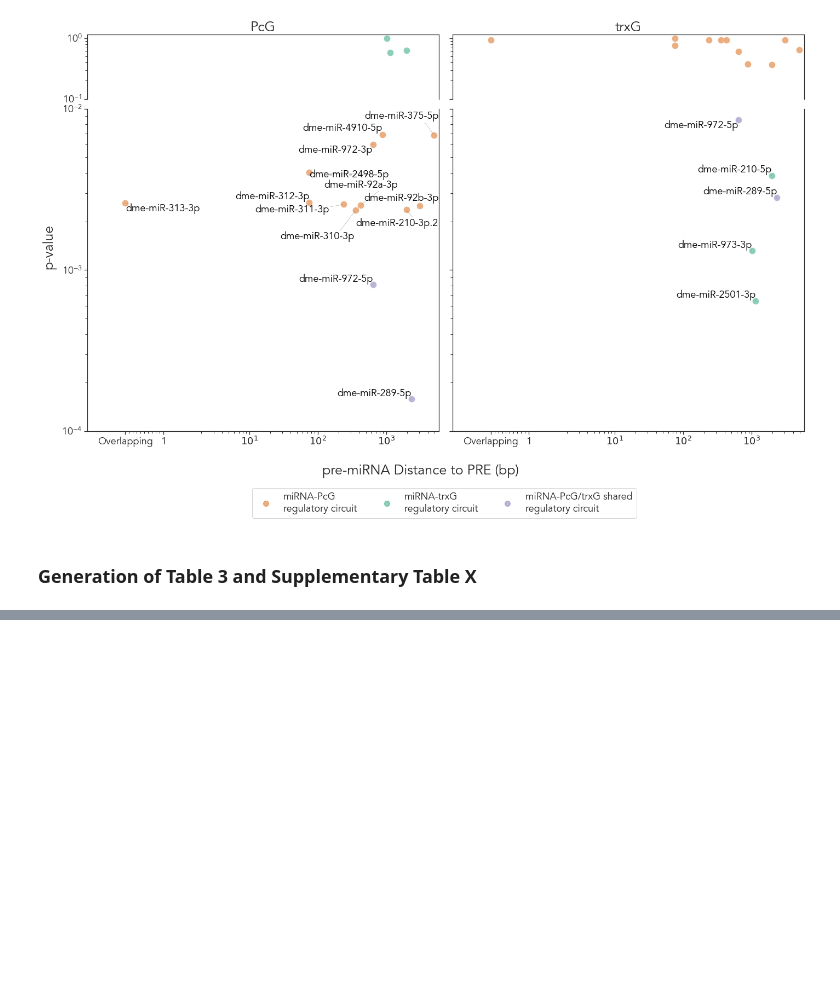
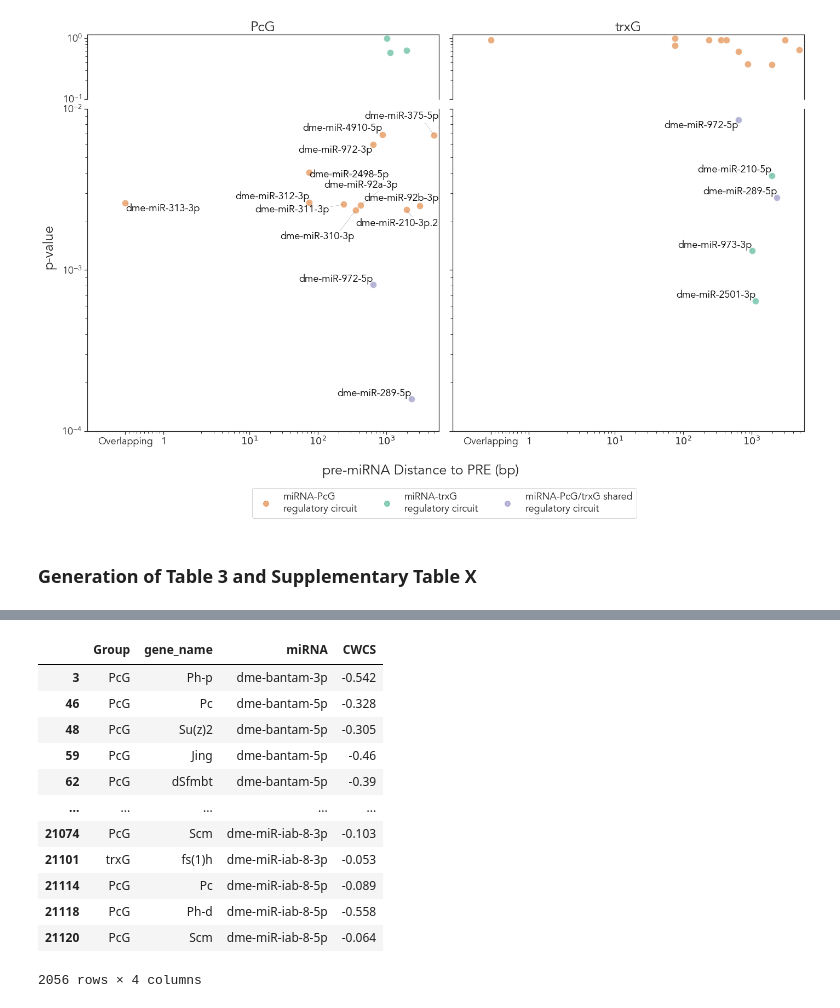
Before and after one commit to j-solor/Drosophila-miRNA-PcG-circuits, a Jupyter notebook: Analysis/Analysis.ipynb, the cells around one changed output, grey strips where cells are left out. Drawn from its saved outputs; the diff is of its cells as text; code cells hidden in the pictures; blank space fills up the shorter version.

```diff
--- a/Analysis/Analysis.ipynb
+++ b/Analysis/Analysis.ipynb
@@ -1343,7 +1370,7 @@ def Summary_table_creator(PcG, trxG, genesets_info, CWCS_matrix, trxG_core = Fal
             target_table.loc[mature, "trxG_complex"] = trxG_complex
             target_table.loc[mature, "trxG_genes"] = " ,\n ".join(trxG_genescores)
 
-    return target_table.dropna(how = "all").fillna("")
+    return target_table.dropna(how = "all")
 # %%
 # Table 2
 summary_table_circuits = Summary_table_creator(integrated_PcG, integrated_trxG,
@@ -1362,0 +1429,55 @@ display(summary_table_complete)
+# %%
+# annotation table of miRNAs (needed to filter CWCS)
+keep_columns = ["Distance_PRE","PcG_OR","PcG_pval", "trxG_OR","trxG_pval"]
+distance_bool = summary_table_complete.Distance_PRE <= 5000
+PcG_enrich_bool = summary_table_complete.PcG_pval <= 0.01
+trxG_enrich_bool = summary_table_complete.trxG_pval <= 0.01
+
+circuit_miRNAs = summary_table_complete[keep_columns].copy()
+
+
+# categorical for filtering
+circuit_miRNAs[["PRE_5kb", "enriched_PcG", "enriched_trxG", "circuit"]] = False
+circuit_miRNAs.loc[distance_bool, "PRE_5kb"] = True
+circuit_miRNAs.loc[PcG_enrich_bool, "enriched_PcG"] = True
+circuit_miRNAs.loc[trxG_enrich_bool, "enriched_trxG"] = True
+circuit_miRNAs.loc[(distance_bool & (PcG_enrich_bool | trxG_enrich_bool)), "circuit"] = True
+circuit_miRNAs.loc[(distance_bool) & (PcG_enrich_bool), "circuit_type"] = "PcG"
+circuit_miRNAs.loc[(distance_bool) & (trxG_enrich_bool), "circuit_type"] = "trxG"
+circuit_miRNAs.loc[(distance_bool) & (PcG_enrich_bool & trxG_enrich_bool), "circuit_type"] = "shared"
+#circuit_miRNAs = circuit_miRNAs.loc[distance_bool| PcG_enrich_bool| trxG_enrich_bool] # to keep only the mIRNAs that came out of the analysis
+
+
+# Build node relation table
+PcGtrxG = np.concatenate([gene_sets["PcG"], gene_sets["trxG"]])
+node_table = CWCS_matrix.loc[PcGtrxG,circuit_miRNAs.index]
+
+## Translate to gene names and add group
+flybaseIDtogenename = dict(zip(gene_sets_export.ID, gene_sets_export.Name))
+addGroup =  dict(zip(gene_sets_export.ID, gene_sets_export.Group))
+node_table["gene_name"]= node_table.index.map(flybaseIDtogenename)
+node_table["Group"]= node_table.index.map(addGroup)
+
+## melt and clean
+node_table_m = node_table.melt(id_vars = ["Group", "gene_name"], value_name = "CWCS", var_name = "miRNA")
+node_table_m.dropna(0, "any", inplace = True)
+
+# export
+circuit_miRNAs.to_csv("output_files/node_info.tsv", sep = "\t")
+node_table_m.to_csv("output_files/relation_table.tsv", sep = "\t")
+# %%
+node_table_m
+# %% [output]
+|  | Group | gene_name | miRNA | CWCS |
+| 3 | PcG | Ph-p | dme-bantam-3p | -0.542 |
+| 46 | PcG | Pc | dme-bantam-5p | -0.328 |
+| 48 | PcG | Su(z)2 | dme-bantam-5p | -0.305 |
+| 59 | PcG | Jing | dme-bantam-5p | -0.46 |
+| 62 | PcG | dSfmbt | dme-bantam-5p | -0.39 |
+| ... | ... | ... | ... | ... |
+| 21074 | PcG | Scm | dme-miR-iab-8-3p | -0.103 |
+| 21101 | trxG | fs(1)h | dme-miR-iab-8-3p | -0.053 |
+| 21114 | PcG | Pc | dme-miR-iab-8-5p | -0.089 |
+| 21118 | PcG | Ph-d | dme-miR-iab-8-5p | -0.558 |
+| 21120 | PcG | Scm | dme-miR-iab-8-5p | -0.064 |
+2056 rows × 4 columns
```
Also changed, not shown: parts of 12 cells of this notebook.
